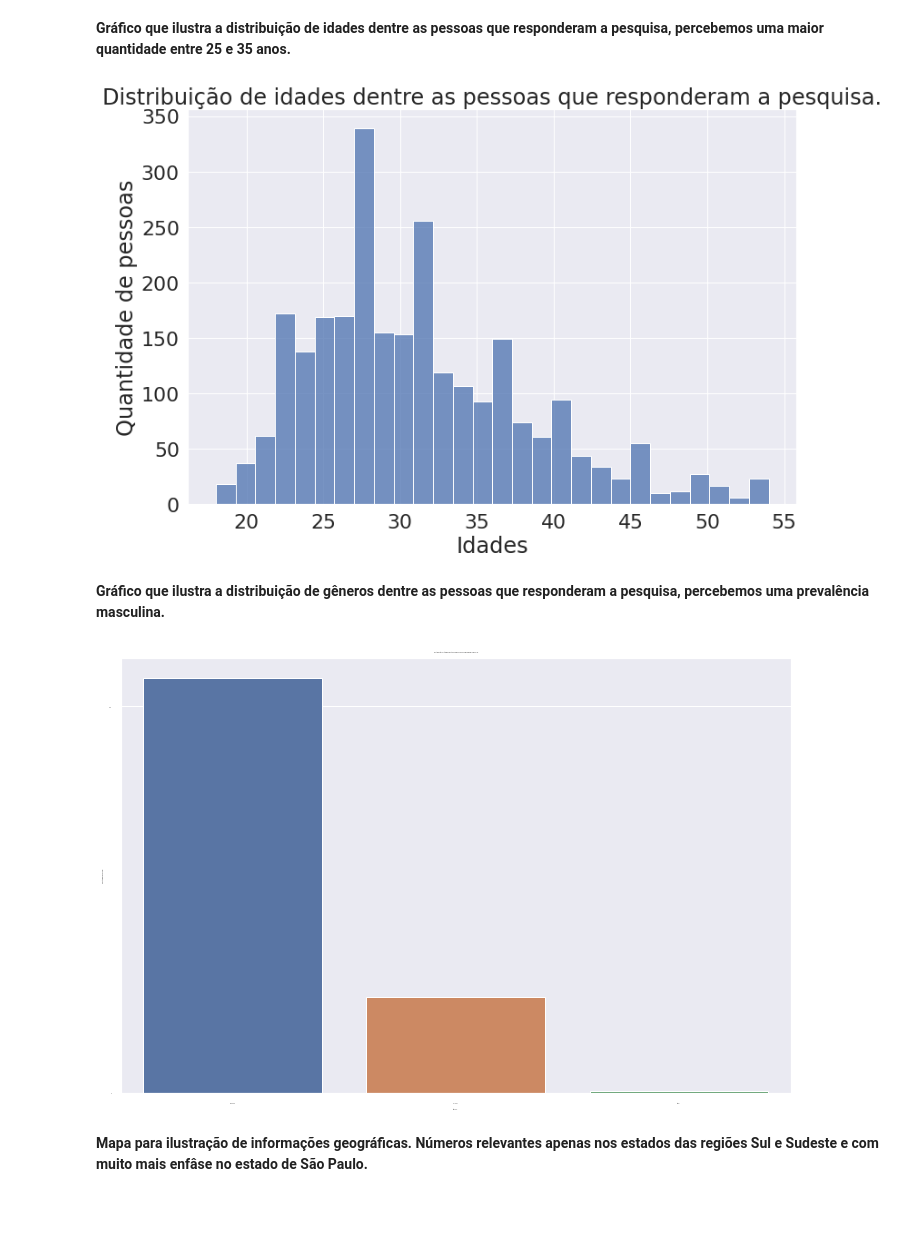
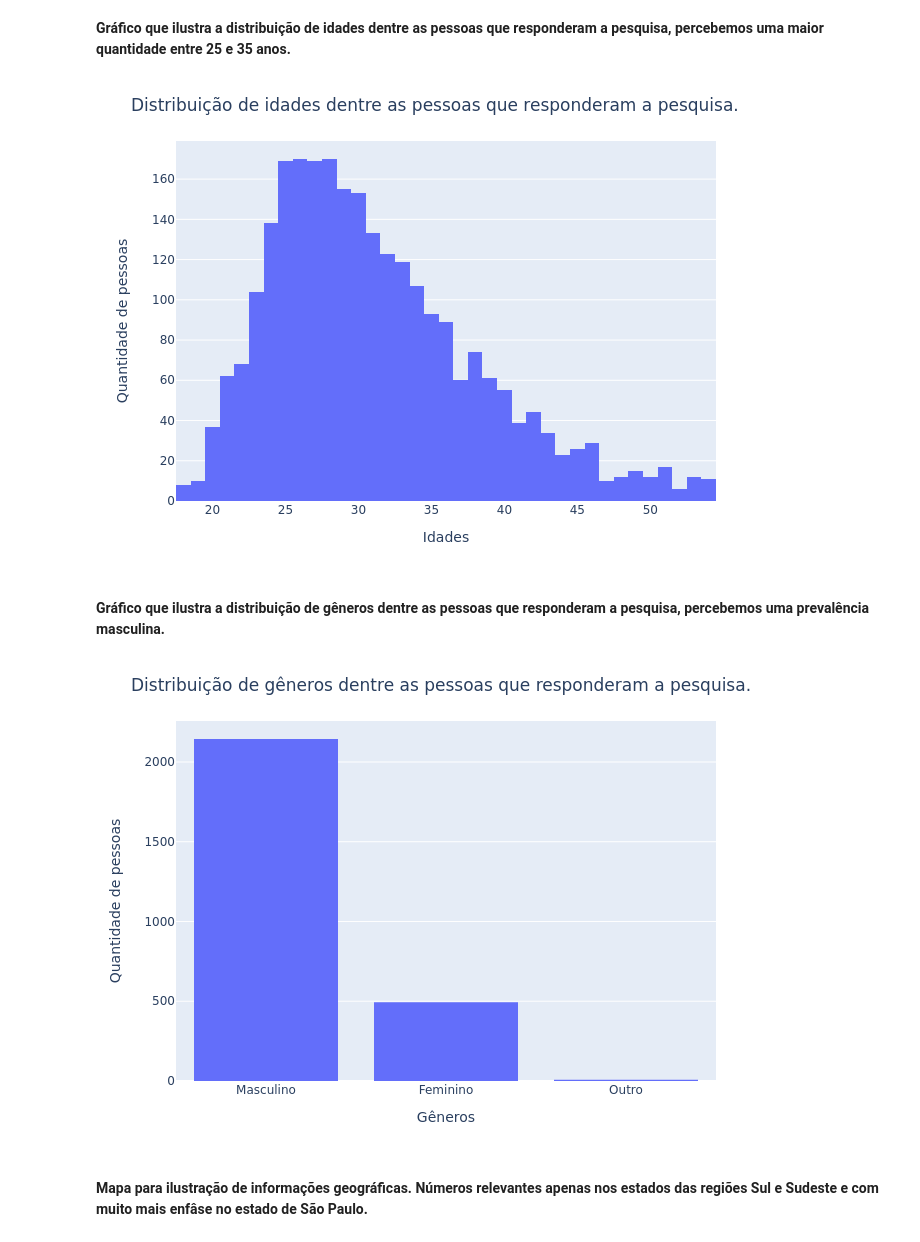
Before and after one commit to anyellequeiroz/State-of-Data-Brazil, a Jupyter notebook: Notebook para submissao Kaggle - Resumido.ipynb, the cells around one changed output. Cells and saved outputs as stored; diff of their text form; code cells hidden in the pictures; blank space fills up the shorter version.

```diff
--- a/Notebook para submissao Kaggle - Resumido.ipynb
+++ b/Notebook para submissao Kaggle - Resumido.ipynb
@@ -66,25 +66,29 @@ df_9.insert(loc=0, column="('P0', 'id')", value=data["('P0', 'id')"])
 # %% [markdown]
 **Gráfico que ilustra a distribuição de idades dentre as pessoas que responderam a pesquisa, percebemos uma maior quantidade entre 25 e 35 anos.**
 # %%
-ax = sns.histplot(df_1["('P1_a ', 'Idade')"]);
-ax.set_title('Distribuição de idades dentre as pessoas que responderam a pesquisa.')
-ax.figure.set_size_inches(12, 8)
-ax.set_ylabel('Quantidade de pessoas')
-sns.set(font_scale = 0.1)
-ax.set_xlabel('Idades');
+import plotly.express as px
+
+fig = px.histogram(df_1, x="('P1_a ', 'Idade')").update_layout(
+    title='Distribuição de idades dentre as pessoas que responderam a pesquisa.',
+    xaxis_title='Idades',
+    yaxis_title='Quantidade de pessoas'
+)
+
+fig.show("png")
 # %% [output]
-[figure, old version]
+[figure, new version]
 # %% [markdown]
 **Gráfico que ilustra a distribuição de gêneros dentre as pessoas que responderam a pesquisa, percebemos uma prevalência masculina.**
 # %%
-ax = sns.countplot(df_1["('P1_b ', 'Genero')"]);
-ax.set_title('Distribuição de gêneros dentre as pessoas que responderam a pesquisa.')
-ax.figure.set_size_inches(12, 8)
-ax.set_ylabel('Quantidade de pessoas')
-sns.set(font_scale = 10)
-ax.set_xlabel('Gêneros');
+fig = px.histogram(df_1, x="('P1_b ', 'Genero')").update_layout(
+    title='Distribuição de gêneros dentre as pessoas que responderam a pesquisa.',
+    xaxis_title='Gêneros',
+    yaxis_title='Quantidade de pessoas'
+)
+
+fig.show("png")
 # %% [output]
-[figure, old version]
+[figure, new version]
 # %% [markdown]
 **Mapa para ilustração de informações geográficas. Números relevantes apenas nos estados das regiões Sul e Sudeste e com muito mais enfâse no estado de São Paulo.**
 # %%
```
Also changed, not shown: parts of 7 cells of this notebook.
